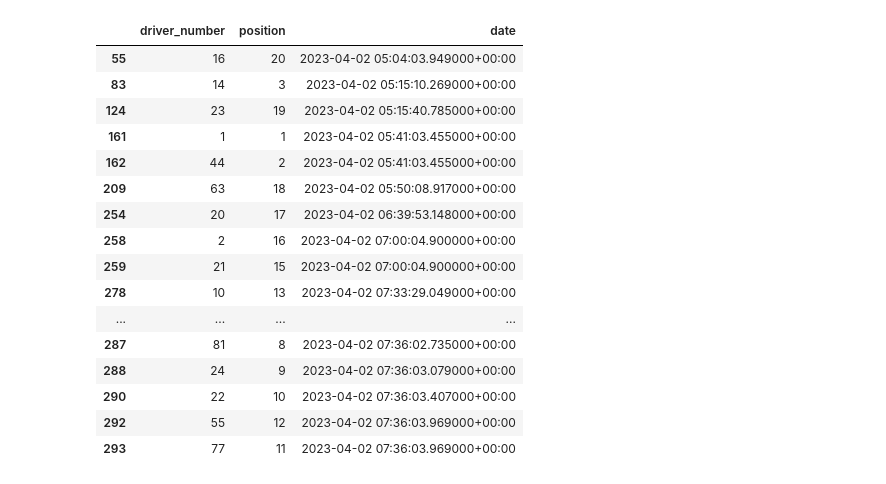
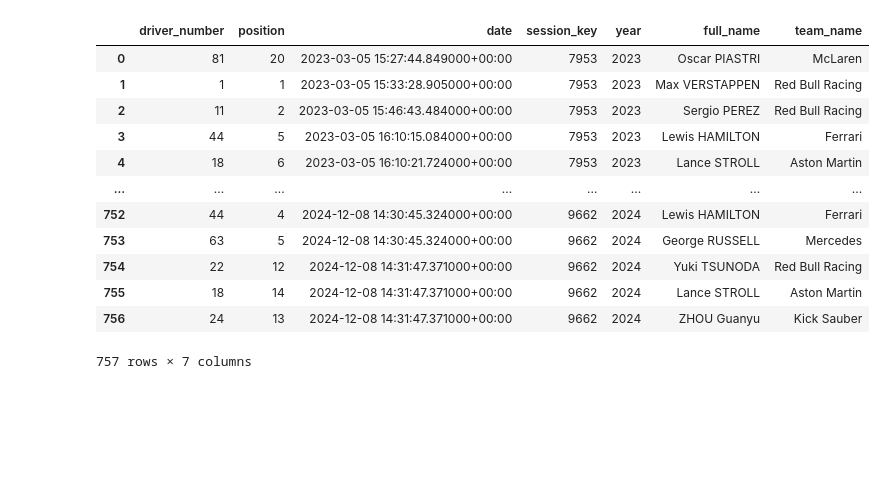
Before and after one commit to jordan-kesner/f1-modeling, a Jupyter notebook: notebooks/01-get-f1-data.ipynb, the cells around one changed output. Cells and saved outputs as stored; diff of their text form; code cells hidden in the pictures; blank space fills up the shorter version.

```diff
--- a/notebooks/01-get-f1-data.ipynb
+++ b/notebooks/01-get-f1-data.ipynb
@@ -4,4 +4,28 @@ import matplotlib.pyplot as plt
 import sklearn
 import seaborn as sns
 import requests
+# %%
+def getFinalPositions(session_key):
+    """
+    Get final race positions (1 per driver) using latest timestamp from /position.
+    """
+    url = f"https://api.openf1.org/v1/position?session_key={session_key}"
+    response = requests.get(url)
+
+    if response.status_code != 200:
+        raise Exception(f"Failed to fetch positions for session_key={session_key}")
+
+    df = pd.DataFrame(response.json())
+    if df.empty:
+        print(f"No data for session {session_key}")
+        return pd.DataFrame()
+
+    # Fix: Use ISO8601 format when parsing dates
+    df["date"] = pd.to_datetime(df["date"], format='ISO8601')
+
+    # Get latest position for each driver
+    df = df.sort_values("date")
+    last_positions = df.groupby("driver_number").tail(1)  # ✅ Get only last row per driver
+
+    return last_positions[["driver_number", "position", "date"]]
 # %%
@@ -43 +124,17 @@ len(keys)
+# %%
+race_df
+# %% [output]
+|  | driver_number | position | date | session_key | year | full_name | team_name |
+| 0 | 81 | 20 | 2023-03-05 15:27:44.849000+00:00 | 7953 | 2023 | Oscar PIASTRI | McLaren |
+| 1 | 1 | 1 | 2023-03-05 15:33:28.905000+00:00 | 7953 | 2023 | Max VERSTAPPEN | Red Bull Racing |
+| 2 | 11 | 2 | 2023-03-05 15:46:43.484000+00:00 | 7953 | 2023 | Sergio PEREZ | Red Bull Racing |
+| 3 | 44 | 5 | 2023-03-05 16:10:15.084000+00:00 | 7953 | 2023 | Lewis HAMILTON | Ferrari |
+| 4 | 18 | 6 | 2023-03-05 16:10:21.724000+00:00 | 7953 | 2023 | Lance STROLL | Aston Martin |
+| ... | ... | ... | ... | ... | ... | ... | ... |
+| 752 | 44 | 4 | 2024-12-08 14:30:45.324000+00:00 | 9662 | 2024 | Lewis HAMILTON | Ferrari |
+| 753 | 63 | 5 | 2024-12-08 14:30:45.324000+00:00 | 9662 | 2024 | George RUSSELL | Mercedes |
+| 754 | 22 | 12 | 2024-12-08 14:31:47.371000+00:00 | 9662 | 2024 | Yuki TSUNODA | Red Bull Racing |
+| 755 | 18 | 14 | 2024-12-08 14:31:47.371000+00:00 | 9662 | 2024 | Lance STROLL | Aston Martin |
+| 756 | 24 | 13 | 2024-12-08 14:31:47.371000+00:00 | 9662 | 2024 | ZHOU Guanyu | Kick Sauber |
+757 rows × 7 columns
 # %%
@@ -68,20 +161,0 @@ race = getFinalPositions(7787)
-# %%
-race
-# %% [output]
-|  | driver_number | position | date |
-| 55 | 16 | 20 | 2023-04-02 05:04:03.949000+00:00 |
-| 83 | 14 | 3 | 2023-04-02 05:15:10.269000+00:00 |
-| 124 | 23 | 19 | 2023-04-02 05:15:40.785000+00:00 |
-| 161 | 1 | 1 | 2023-04-02 05:41:03.455000+00:00 |
-| 162 | 44 | 2 | 2023-04-02 05:41:03.455000+00:00 |
-| 209 | 63 | 18 | 2023-04-02 05:50:08.917000+00:00 |
-| 254 | 20 | 17 | 2023-04-02 06:39:53.148000+00:00 |
-| 258 | 2 | 16 | 2023-04-02 07:00:04.900000+00:00 |
-| 259 | 21 | 15 | 2023-04-02 07:00:04.900000+00:00 |
-| 278 | 10 | 13 | 2023-04-02 07:33:29.049000+00:00 |
-| ... | ... | ... | ... |
-| 287 | 81 | 8 | 2023-04-02 07:36:02.735000+00:00 |
-| 288 | 24 | 9 | 2023-04-02 07:36:03.079000+00:00 |
-| 290 | 22 | 10 | 2023-04-02 07:36:03.407000+00:00 |
-| 292 | 55 | 12 | 2023-04-02 07:36:03.969000+00:00 |
-| 293 | 77 | 11 | 2023-04-02 07:36:03.969000+00:00 |
```
Also changed, not shown: parts of 30 cells of this notebook, 1 other file.
